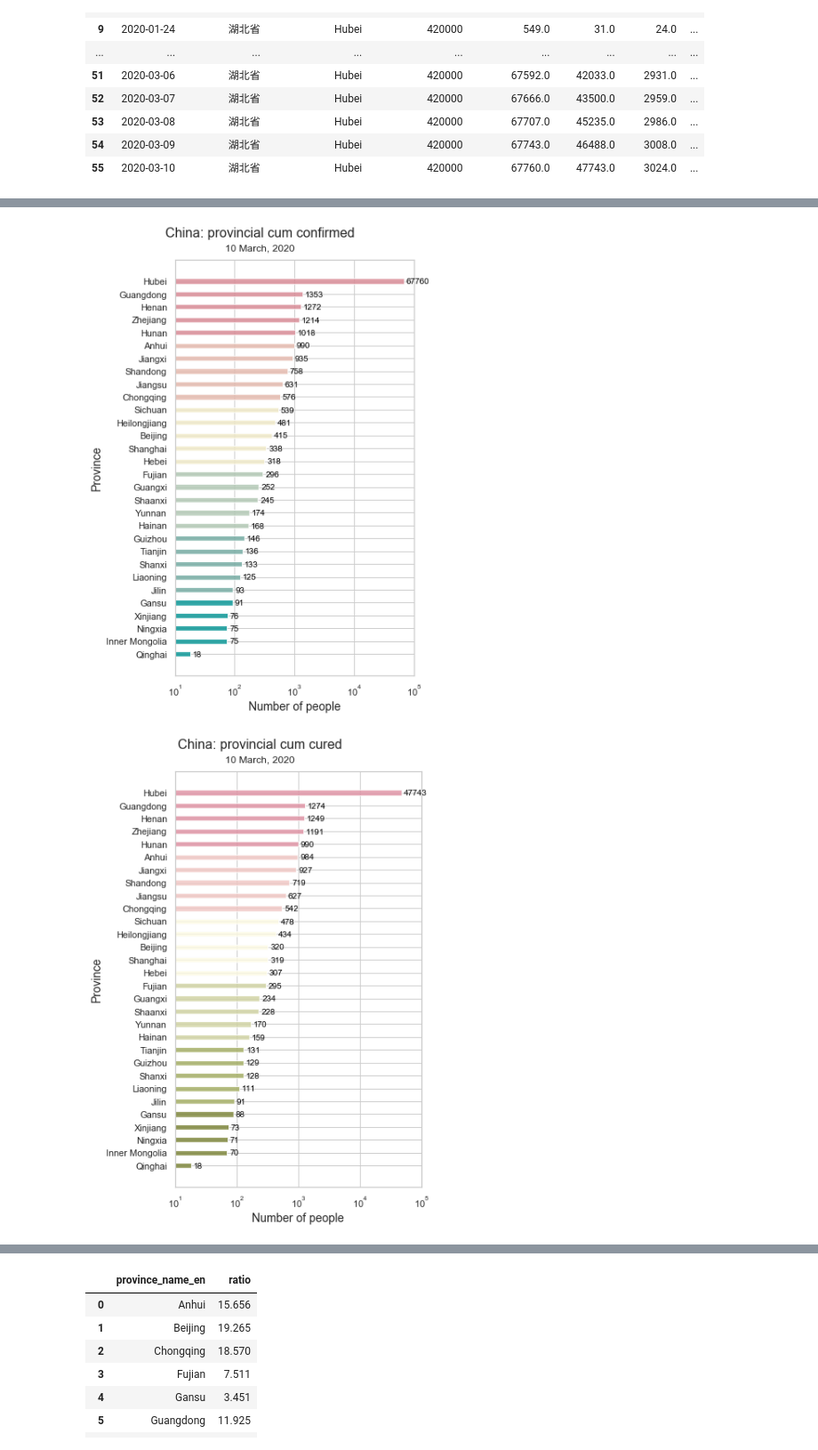
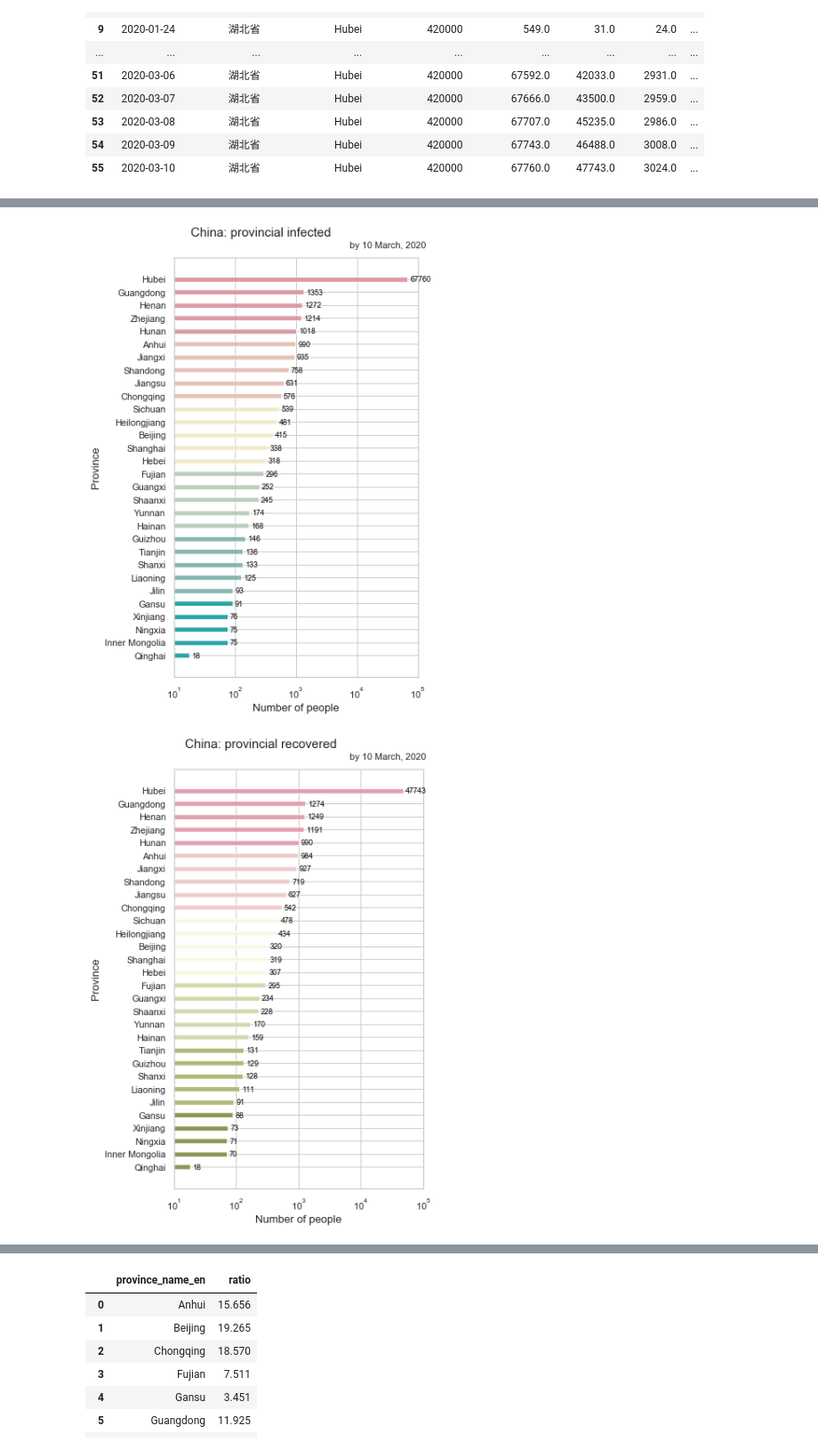
Before and after one commit to fudab/China-COVID-19-mobility, a Jupyter notebook: scripts/utils_disease.ipynb, the cells around one changed output, grey strips where cells are left out. Shown at 89% size. Drawn from its saved outputs; the diff is of its cells as text; code cells hidden in the pictures.

```diff
--- a/scripts/utils_disease.ipynb
+++ b/scripts/utils_disease.ipynb
@@ -36,14 +36,6 @@ importing Jupyter notebook from utils_common.ipynb
 # %%
 # Where to save the dataframes and figures
 _Figure_PATH_ = './figures/'
-# %%
-# color palettes
-armyrose = ['#798234', '#a3ad62', '#d0d3a2', '#fdfbe4', '#f0c6c3', '#df91a3', '#d46780']
-tealrose = ['#009392', '#72aaa1', '#b1c7b3', '#f1eac8', '#e5b9ad', '#d98994', '#d0587e']
-geyser = ['#008080', '#70a494', '#b4c8a8', '#f6edbd', '#edbb8a', '#de8a5a', '#ca562c']
-earth = ['#A16928', '#bd925a', '#d6bd8d', '#edeac2', '#b5c8b8', '#79a7ac', '#2887a1']
-earth.reverse()
-fall = ['#3d5941', '#778868', '#b5b991', '#f6edbd', '#edbb8a', '#de8a5a', '#ca562c']
 # %% [markdown]
 ## Figures
 # %%
@@ -253,3 +243,4 @@ figure_conf_all(df = data_province_domestic, names_province = names_province,
 # %%
-fig = figure_conf_dead_cured(data_province_domestic, figsize = (10, 7), fs = 16, logy = False, title = 'China: confirmed, cured, and dead')
+fig = figure_conf_dead_cured(data_province_domestic, fsize = (10, 8), fs = 16,
+                             title = 'China: infected, recovered, and dead') # confirmed, cured, and dead
 # %% [output]
@@ -311,13 +302,15 @@ def figure_bar(df, date_str, col, largestN = 0, log = True, figsize = (12, 8), f
         xmax = np.power(10, np.ceil(np.log10(max(bars))))
         ax.set_xlim(xmin, xmax)
 
-    if title is not None:
-        fig.suptitle(title + ' ' + col[:3] + ' ' + col[4:], fontsize = fs, y = (lambda x: 1.06 if x != len(names_province) else 1.035)(largestN))
-    plt.figtext(0.5, 1, date.strftime("%d %B, %Y"), ha = "center", va = "top", fontsize = fs - 4)
+    dict_title = {'cum_confirmed': 'infected', 'cum_cured': 'recovered', 'cum_dead': 'dead'}
+    if title is not None: # col[:3] + ' ' + col[4:]
+        #fig.suptitle(title + ' ' + dict_title[col], fontsize = fs, y = (lambda x: 1.06 if x != len(names_province) else 1.035)(largestN))
+        fig.suptitle(title + ' ' + dict_title[col], fontsize = fs, y = (lambda x: 1.05 if x != len(names_province) else 1.03)(largestN))
+    plt.figtext(0.85, 1, 'by ' + date.strftime("%d %B, %Y"), ha = "center", va = "top", fontsize = fs - 4)
     if largestN != len(names_province):
-        fig.savefig(_Figure_PATH_ + 'figures_china/' + 'China_bar_' + col[4:] + '_top.png', dpi = 400, bbox_inches='tight')
+        fig.savefig(_Figure_PATH_ + 'figures_china/' + 'China_bar_' + dict_title[col] + '_top.png', dpi = 400, bbox_inches='tight')
     else:
-        fig.savefig(_Figure_PATH_ + 'figures_china_be/' 'China_bar_' + col[4:] + '.png', dpi = 400, bbox_inches='tight')
+        fig.savefig(_Figure_PATH_ + 'figures_china_be/' 'China_bar_' + dict_title[col] + '.png', dpi = 400, bbox_inches='tight')
     return fig
 # %%
 fig = figure_bar(df = data_province_domestic, date_str = '2020-03-10',
@@ -328,14 +321,14 @@ fig = figure_bar(df = data_province_domestic, date_str = '2020-03-10',
 # %%
 # province level
 fig = figure_bar(df = data_province_domestic, date_str = '2020-03-10',
-                 col = 'cum_confirmed', largestN = 0, log = True, figsize = (6, 8), fs = 16,
+                 col = 'cum_confirmed', largestN = 0, log = True, figsize = (6, 8), fs = 15,
                  title = 'China: provincial')
 fig = figure_bar(df = data_province_domestic, date_str = '2020-03-10',
-                 col = 'cum_cured', largestN = 0, log = True, figsize = (6, 8), fs = 16,
+                 col = 'cum_cured', largestN = 0, log = True, figsize = (6, 8), fs = 15,
                  title = 'China: provincial')
 fig = figure_bar(df = data_province_domestic, date_str = '2020-03-10',
-                 col = 'cum_dead', largestN = 0, log = True, figsize = (6, 8), fs = 16,
+                 col = 'cum_dead', largestN = 0, log = True, figsize = (6, 8), fs = 15,
                  title = 'China: provincial')
 # %% [output]
-[figure, old version]
+[figure, new version]
-[figure, old version]
+[figure, new version]
```
Also changed, not shown: parts of 12 cells of this notebook.
